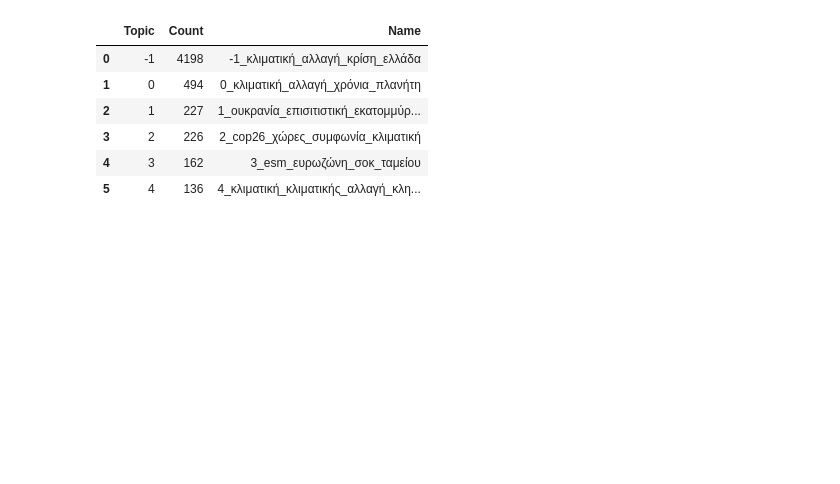
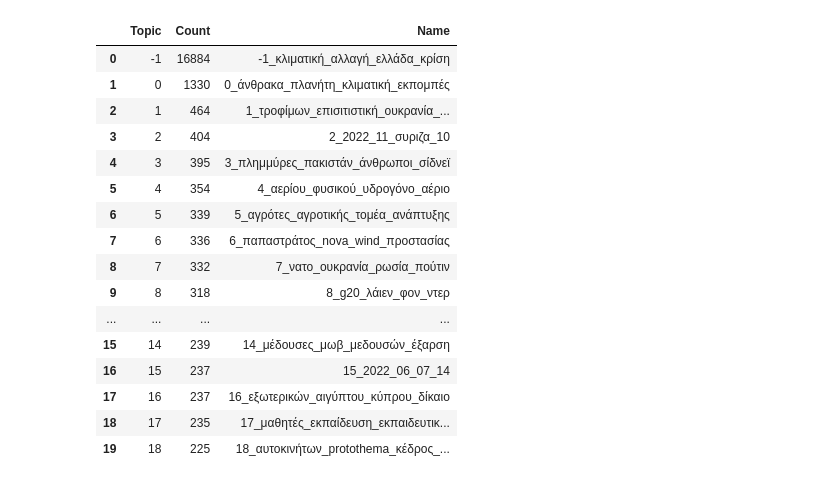
Before and after one commit to derevirn/greek-news-nlp, a Jupyter notebook: bertopic.ipynb, the cells around one changed output. Saved outputs shown, nothing was run; the diff lists cells and outputs as text; code cells hidden in the pictures; blank space fills up the shorter version.

```diff
--- a/bertopic.ipynb
+++ b/bertopic.ipynb
@@ -3,11 +3,21 @@ import pandas as pd
 from bertopic import BERTopic
 from sklearn.feature_extraction.text import CountVectorizer
 from stopwords import gr_stopwords
+
+pd.set_option('display.max_colwidth', 50)
 # %%
 df = pd.read_csv('data/greek_news_climate.tar.bz2')
 df['published_date'] = pd.to_datetime(df['published_date'])
 # %%
-df = df.query(" _score > 30 ")
+# Data cleaning
+# Removing duplicates, irrelevant articles
+# and rows without summaries
+
+df.drop_duplicates(subset = ['summary'], inplace = True)
+df = df.query(" _score > 15 ")
+
+mask = df['summary'].notna()
+df = df[mask]
 
 df.shape
 # %% [output]
@@ -15,13 +25,10 @@ df.shape
 # %%
-mask = df['summary'].notna()
-df.loc[mask, 'summary']
-
-news_list = df.loc[mask, 'summary'].to_list()
-timestamps = df.loc[mask, 'published_date'].to_list()
+news_list = df['summary'].to_list()
+timestamps = df['published_date'].to_list()
 # %%
 vectorizer_model = CountVectorizer(stop_words = gr_stopwords)
 
-topic_model = BERTopic(language = 'multilingual', nr_topics = 5,
+topic_model = BERTopic(language = 'multilingual', nr_topics = 50,
                        vectorizer_model = vectorizer_model, verbose = True)
 # %%
 topics, probs = topic_model.fit_transform(news_list)
@@ -33,13 +40,23 @@ topics, probs = topic_model.fit_transform(news_list)
 # %%
-topic_model.get_topic_info().head(30)
+topic_model.get_topic_info()[:20]
 # %% [output]
 |  | Topic | Count | Name |
-| 0 | -1 | 4198 | -1_κλιματική_αλλαγή_κρίση_ελλάδα |
-| 1 | 0 | 494 | 0_κλιματική_αλλαγή_χρόνια_πλανήτη |
-| 2 | 1 | 227 | 1_ουκρανία_επισιτιστική_εκατομμύρ... |
-| 3 | 2 | 226 | 2_cop26_χώρες_συμφωνία_κλιματική |
-| 4 | 3 | 162 | 3_esm_ευρωζώνη_σοκ_ταμείου |
-| 5 | 4 | 136 | 4_κλιματική_κλιματικής_αλλαγή_κλη... |
+| 0 | -1 | 16884 | -1_κλιματική_αλλαγή_ελλάδα_κρίση |
+| 1 | 0 | 1330 | 0_άνθρακα_πλανήτη_κλιματική_εκπομπές |
+| 2 | 1 | 464 | 1_τροφίμων_επισιτιστική_ουκρανία_... |
+| 3 | 2 | 404 | 2_2022_11_συριζα_10 |
+| 4 | 3 | 395 | 3_πλημμύρες_πακιστάν_άνθρωποι_σίδνεϊ |
+| 5 | 4 | 354 | 4_αερίου_φυσικού_υδρογόνο_αέριο |
+| 6 | 5 | 339 | 5_αγρότες_αγροτικής_τομέα_ανάπτυξης |
+| 7 | 6 | 336 | 6_παπαστράτος_nova_wind_προστασίας |
+| 8 | 7 | 332 | 7_νατο_ουκρανία_ρωσία_πούτιν |
+| 9 | 8 | 318 | 8_g20_λάιεν_φον_ντερ |
+| ... | ... | ... | ... |
+| 15 | 14 | 239 | 14_μέδουσες_μωβ_μεδουσών_έξαρση |
+| 16 | 15 | 237 | 15_2022_06_07_14 |
+| 17 | 16 | 237 | 16_εξωτερικών_αιγύπτου_κύπρου_δίκαιο |
+| 18 | 17 | 235 | 17_μαθητές_εκπαίδευση_εκπαιδευτικ... |
+| 19 | 18 | 225 | 18_αυτοκινήτων_protothema_κέδρος_... |
 # %%
 topic_model.visualize_topics()
 # %% [output]
```
Also changed, not shown: parts of 4 cells of this notebook.
